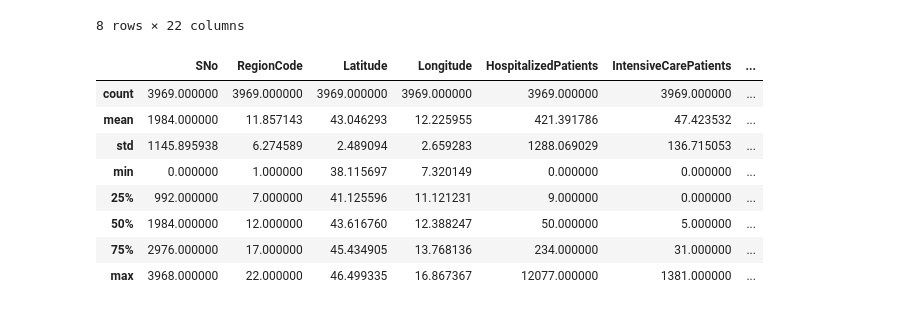
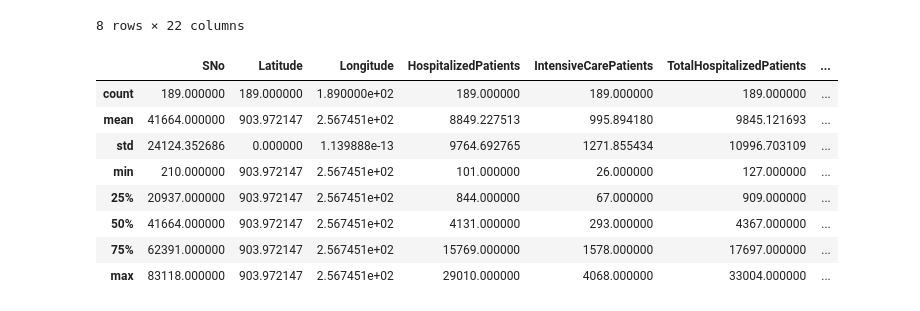
Before and after one commit to JohnQuitno/Jimmy_Wrangler, a Jupyter notebook: notebooks/src.ipynb, the cells around one changed output. Drawn from its saved outputs; the diff is of its cells as text; code cells hidden in the pictures.

```diff
--- a/notebooks/src.ipynb
+++ b/notebooks/src.ipynb
@@ -41,14 +27,14 @@ US_daily_covid_cases.describe()
 | max | 2.020083e+07 | 56.000000 | 5.928381e+06 | 7.039719e+07 | 65709.000000 | 59940.000000 | 368866.000000 | ... |
 8 rows × 22 columns
 # %%
-Italy_region_daily_covid_cases.describe()
+Italy_daily_covid_cases.describe()
 # %% [output]
-|  | SNo | RegionCode | Latitude | Longitude | HospitalizedPatients | IntensiveCarePatients | ... |
-| count | 3969.000000 | 3969.000000 | 3969.000000 | 3969.000000 | 3969.000000 | 3969.000000 | ... |
-| mean | 1984.000000 | 11.857143 | 43.046293 | 12.225955 | 421.391786 | 47.423532 | ... |
-| std | 1145.895938 | 6.274589 | 2.489094 | 2.659283 | 1288.069029 | 136.715053 | ... |
-| min | 0.000000 | 1.000000 | 38.115697 | 7.320149 | 0.000000 | 0.000000 | ... |
-| 25% | 992.000000 | 7.000000 | 41.125596 | 11.121231 | 9.000000 | 0.000000 | ... |
-| 50% | 1984.000000 | 12.000000 | 43.616760 | 12.388247 | 50.000000 | 5.000000 | ... |
-| 75% | 2976.000000 | 17.000000 | 45.434905 | 13.768136 | 234.000000 | 31.000000 | ... |
-| max | 3968.000000 | 22.000000 | 46.499335 | 16.867367 | 12077.000000 | 1381.000000 | ... |
+|  | SNo | Latitude | Longitude | HospitalizedPatients | IntensiveCarePatients | TotalHospitalizedPatients | ... |
+| count | 189.000000 | 189.000000 | 1.890000e+02 | 189.000000 | 189.000000 | 189.000000 | ... |
+| mean | 41664.000000 | 903.972147 | 2.567451e+02 | 8849.227513 | 995.894180 | 9845.121693 | ... |
+| std | 24124.352686 | 0.000000 | 1.139888e-13 | 9764.692765 | 1271.855434 | 10996.703109 | ... |
+| min | 210.000000 | 903.972147 | 2.567451e+02 | 101.000000 | 26.000000 | 127.000000 | ... |
+| 25% | 20937.000000 | 903.972147 | 2.567451e+02 | 844.000000 | 67.000000 | 909.000000 | ... |
+| 50% | 41664.000000 | 903.972147 | 2.567451e+02 | 4131.000000 | 293.000000 | 4367.000000 | ... |
+| 75% | 62391.000000 | 903.972147 | 2.567451e+02 | 15769.000000 | 1578.000000 | 17697.000000 | ... |
+| max | 83118.000000 | 903.972147 | 2.567451e+02 | 29010.000000 | 4068.000000 | 33004.000000 | ... |
```
Also changed, not shown: parts of 10 cells of this notebook, 2 other files.
